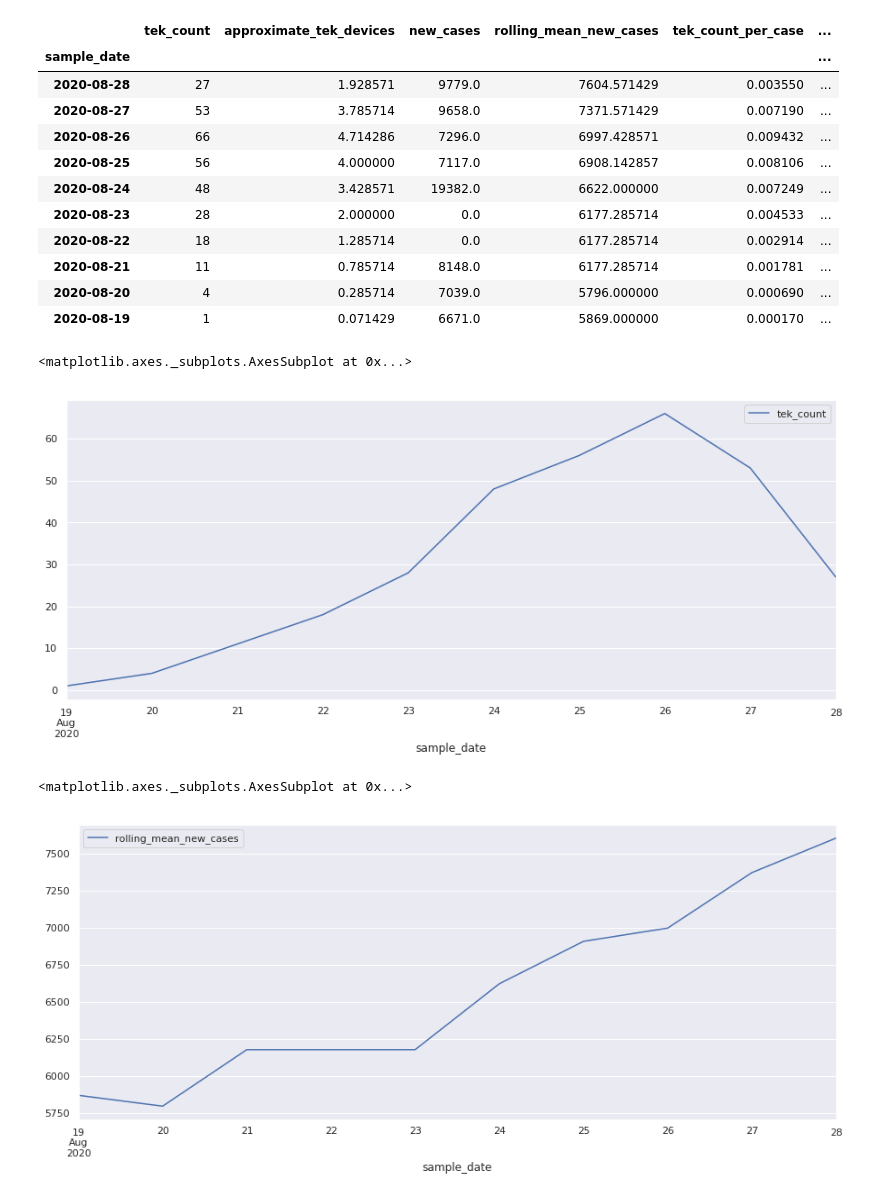
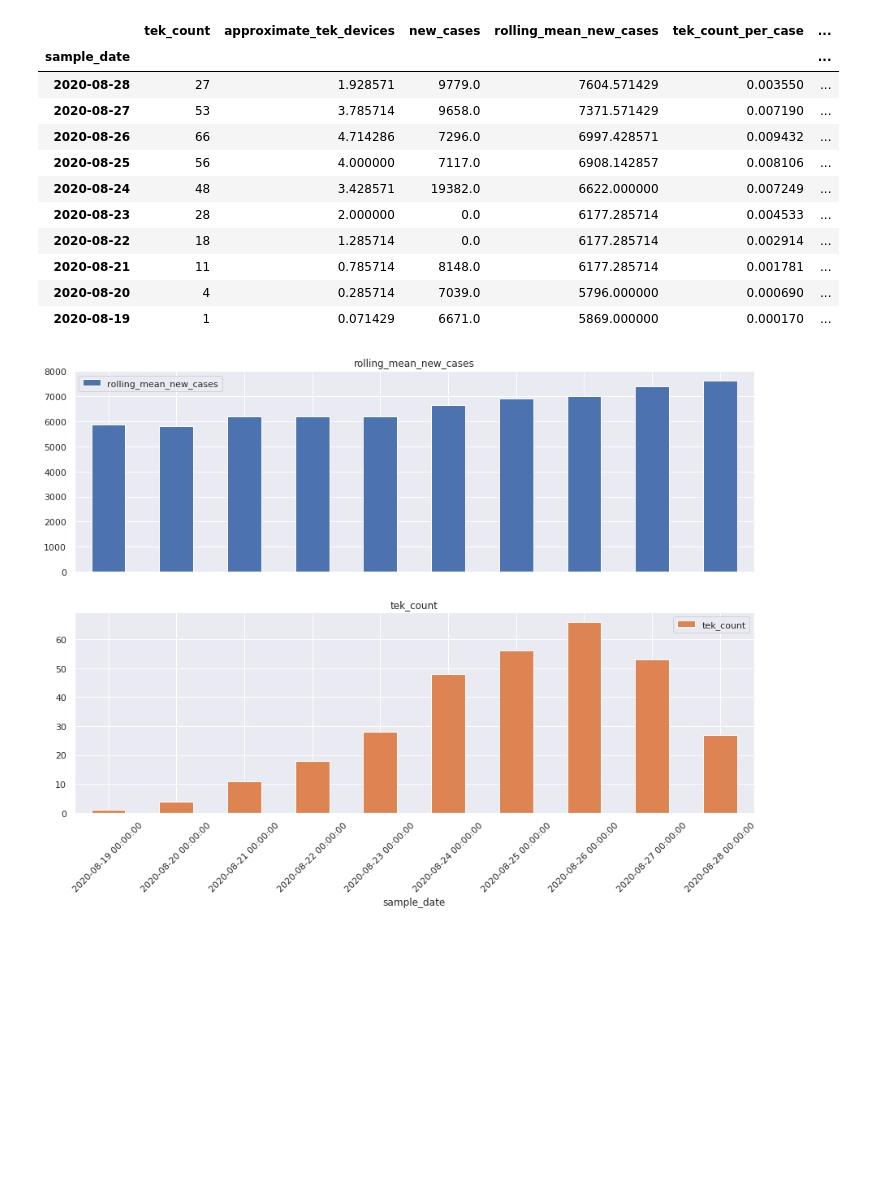
Before and after one commit to luis-sanfelices/RadarCOVID-Report, a Jupyter notebook: Notebooks/RadarCOVID-Report-2020-08-29.ipynb, the cells around one changed output. Drawn from its saved outputs; the diff is of its cells as text; code cells hidden in the pictures; blank space fills up the shorter version.

```diff
--- a/Notebooks/RadarCOVID-Report-2020-08-29.ipynb
+++ b/Notebooks/RadarCOVID-Report-2020-08-29.ipynb
@@ -127,13 +127,9 @@ exposure_keys_summary_df[[
 | 2020-08-21 | 11 | 0.785714 | 8148.0 | 6177.285714 | 0.001781 | ... |
 | 2020-08-20 | 4 | 0.285714 | 7039.0 | 5796.000000 | 0.000690 | ... |
 | 2020-08-19 | 1 | 0.071429 | 6671.0 | 5869.000000 | 0.000170 | ... |
-# %%
-exposure_keys_summary_df[["tek_count"]].plot()
-# %% [output]
-<matplotlib.axes._subplots.AxesSubplot at 0x...>
-[figure, removed]
-# %%
-exposure_keys_summary_df[["rolling_mean_new_cases"]].plot()
-# %% [output]
-<matplotlib.axes._subplots.AxesSubplot at 0x...>
-[figure, removed]
+# %%
+ax = exposure_keys_summary_df[
+    ["rolling_mean_new_cases", "tek_count"]].sort_index(ascending=True).plot.bar(
+    rot=45, subplots=True, figsize=(15, 10))
+# %% [output]
+[figure, added]
```
Also changed, not shown: parts of 2 cells of this notebook.
